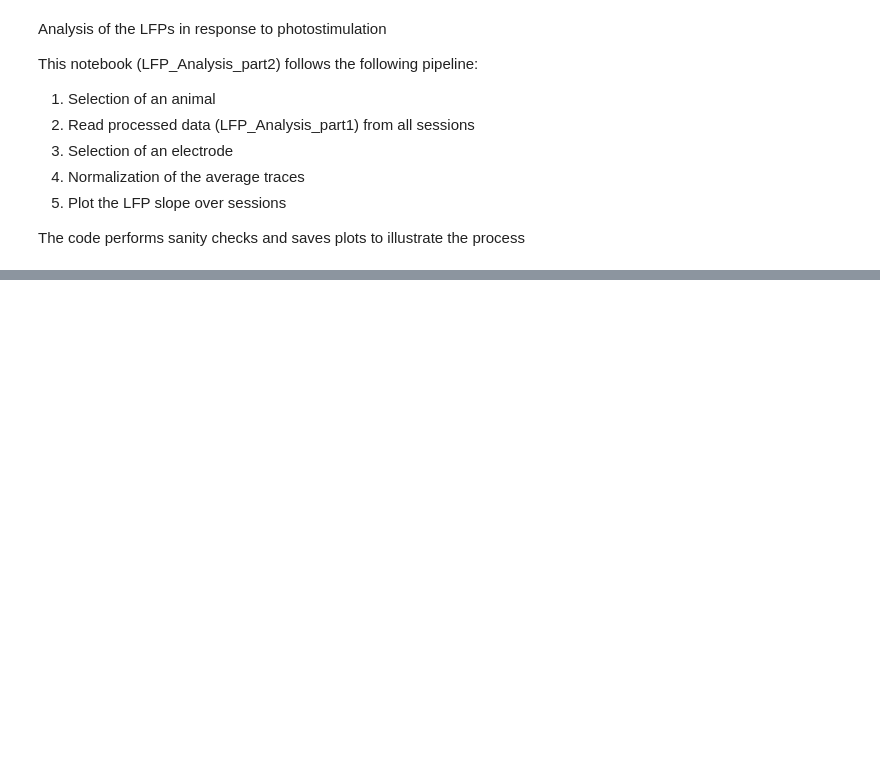
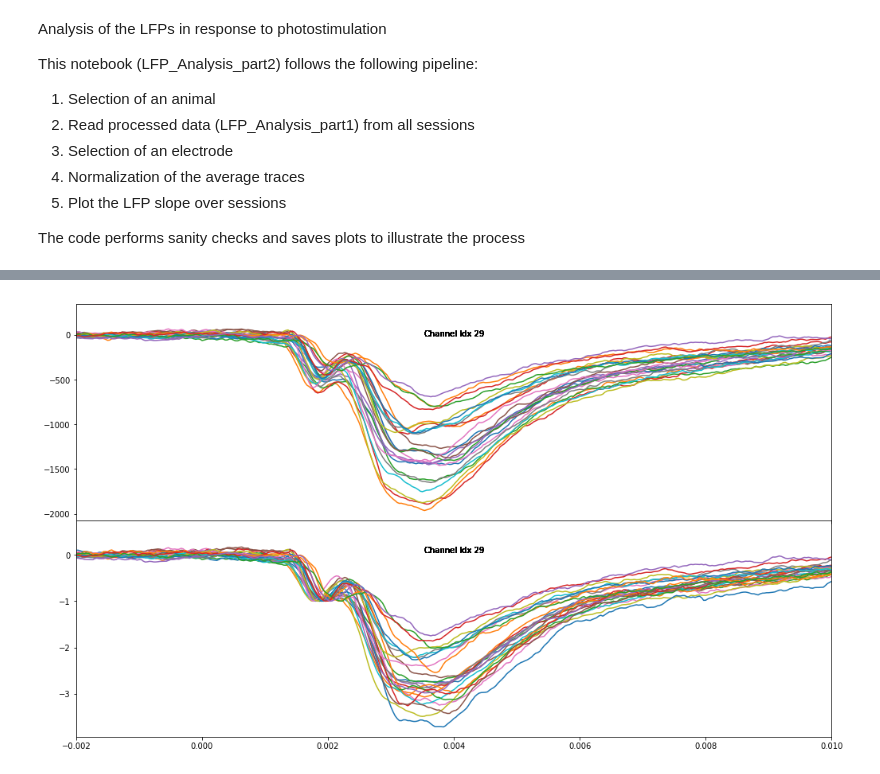
Before and after one commit to HernandoMV/OpenEphys_Analysis, a Jupyter notebook: LFP_Analysis_part2.ipynb, the cells around one changed output, grey strips where cells are left out. Cells and saved outputs as stored; diff of their text form; code cells hidden in the pictures; blank space fills up the shorter version.

```diff
--- a/LFP_Analysis_part2.ipynb
+++ b/LFP_Analysis_part2.ipynb
@@ -168,6 +169,23 @@ for index in sorted(ExpToRemove, reverse=True):
     del DerMin[index]
     del FilesDates[index]
     del TrainingProtocol[index]
+# %%
+# Plot the traces and their normalize
+fig, axs = plt.subplots(2, 1, figsize=(17, 10), facecolor='w', edgecolor='k', sharex=True)
+fig.subplots_adjust(hspace = .001, wspace=.001)
+axs = axs.ravel()
+for i in range(len(SessionsAverages)):
+    axs[0].plot(SessionsTimes[i], SessionsAverages[i][ElectrodeID], label = ShortFileNames[i])
+    axs[0].set_xlim(-0.002, 0.01)
+    #axvlines(0, ax=axs[j])
+    axs[0].text(.5,.85,"Channel Idx " + str(ElectrodeID), horizontalalignment='center', transform=axs[0].transAxes)
+
+    axs[1].plot(SessionsTimes[i], -SessionsAverages[i][ElectrodeID]/MinChR2List[i], label = ShortFileNames[i])
+    axs[1].set_xlim(-0.002, 0.01)
+    #axvlines(0, ax=axs[j])
+    axs[1].text(.5,.85,"Channel Idx " + str(ElectrodeID), horizontalalignment='center', transform=axs[1].transAxes)
+# %% [output]
+[figure, added]
 # %%
 # plot correlation
 for i in range(len(MinChR2List)):
```
Also changed, not shown: parts of 7 cells of this notebook, 2 other files.
